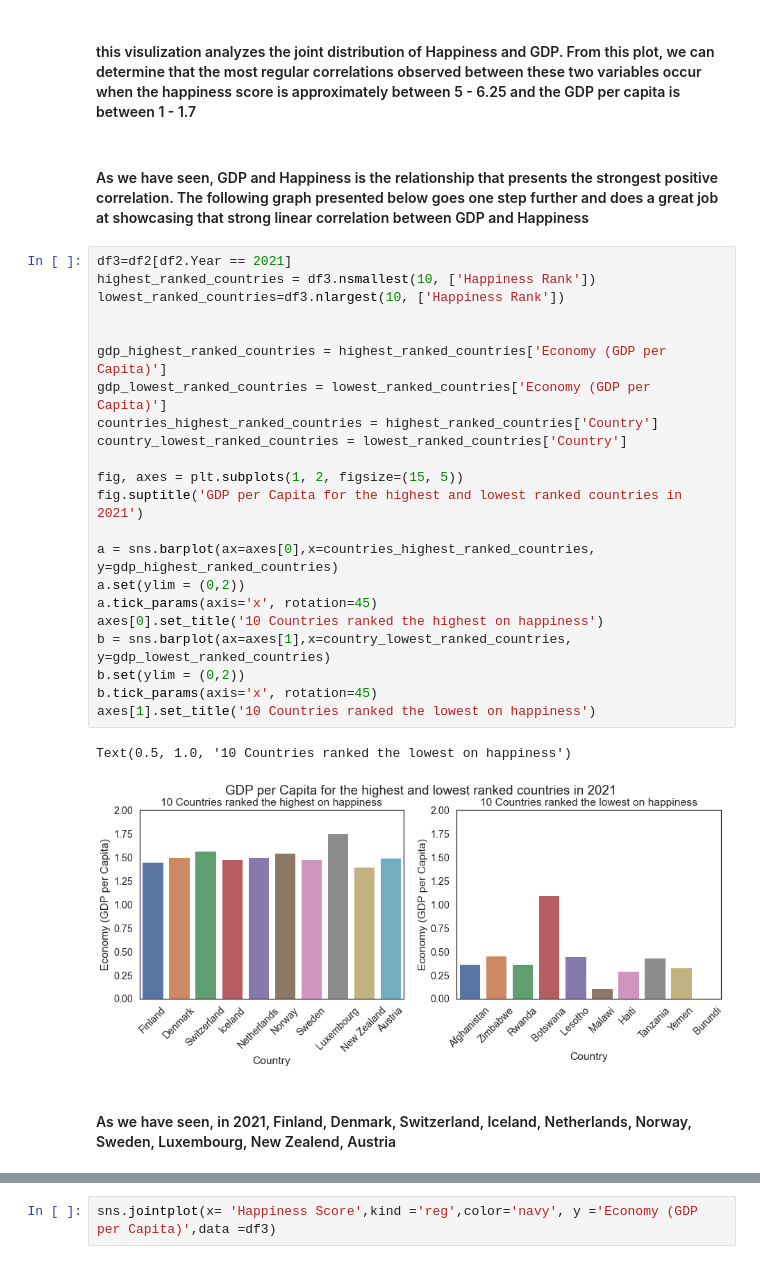
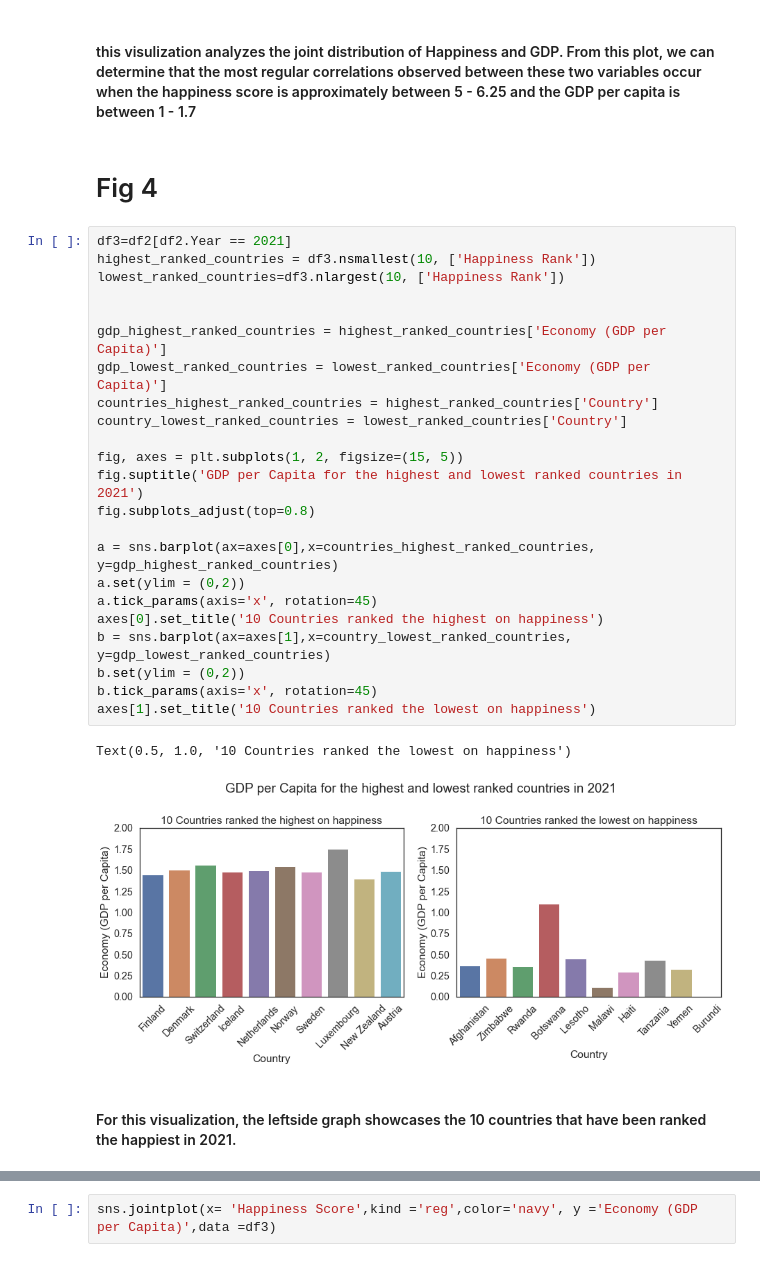
Before and after one commit to ubco-W2022T1-cosc301/project-group47, a Jupyter notebook: notebooks/analysis1.ipynb, the cells around one changed output, grey strips where cells are left out. Drawn from its saved outputs; the diff is of its cells as text.

```diff
--- a/notebooks/analysis1.ipynb
+++ b/notebooks/analysis1.ipynb
@@ -296,32 +302,33 @@ Text(0.5, 1.0, 'Happiness vs GDP')
 [figure]
 # %% [markdown]
 #### this visulization analyzes the joint distribution of Happiness and GDP. From this plot, we can determine that the most regular correlations observed between these two variables occur when the happiness score is approximately between 5 - 6.25 and the GDP per capita is between 1 - 1.7
-# %% [markdown]
-#### As we have seen, GDP and Happiness is the relationship that presents the strongest positive correlation. The following graph presented below goes one step further and does a great job at showcasing that strong linear correlation between GDP and Happiness
+# %% [markdown]
+# Fig 4
 # %%
 df3=df2[df2.Year == 2021]
 highest_ranked_countries = df3.nsmallest(10, ['Happiness Rank'])
 lowest_ranked_countries=df3.nlargest(10, ['Happiness Rank'])
 
 
 gdp_highest_ranked_countries = highest_ranked_countries['Economy (GDP per Capita)']
 gdp_lowest_ranked_countries = lowest_ranked_countries['Economy (GDP per Capita)']
 countries_highest_ranked_countries = highest_ranked_countries['Country']
 country_lowest_ranked_countries = lowest_ranked_countries['Country']
 
 fig, axes = plt.subplots(1, 2, figsize=(15, 5))
 fig.suptitle('GDP per Capita for the highest and lowest ranked countries in 2021')
+fig.subplots_adjust(top=0.8)
 
 a = sns.barplot(ax=axes[0],x=countries_highest_ranked_countries, y=gdp_highest_ranked_countries)
 a.set(ylim = (0,2))
 a.tick_params(axis='x', rotation=45)
 axes[0].set_title('10 Countries ranked the highest on happiness')
 b = sns.barplot(ax=axes[1],x=country_lowest_ranked_countries, y=gdp_lowest_ranked_countries)
 b.set(ylim = (0,2))
 b.tick_params(axis='x', rotation=45)
 axes[1].set_title('10 Countries ranked the lowest on happiness')
 # %% [output]
 Text(0.5, 1.0, '10 Countries ranked the lowest on happiness')
-[figure, old version]
+[figure, new version]
-# %% [markdown]
-#### As we have seen, in 2021, Finland, Denmark, Switzerland, Iceland, Netherlands, Norway, Sweden, Luxembourg, New Zealend, Austria
+# %% [markdown]
+#### For this visualization, the leftside graph showcases the 10 countries that have been ranked the happiest in 2021.
```
Also changed, not shown: parts of 4 cells of this notebook.
